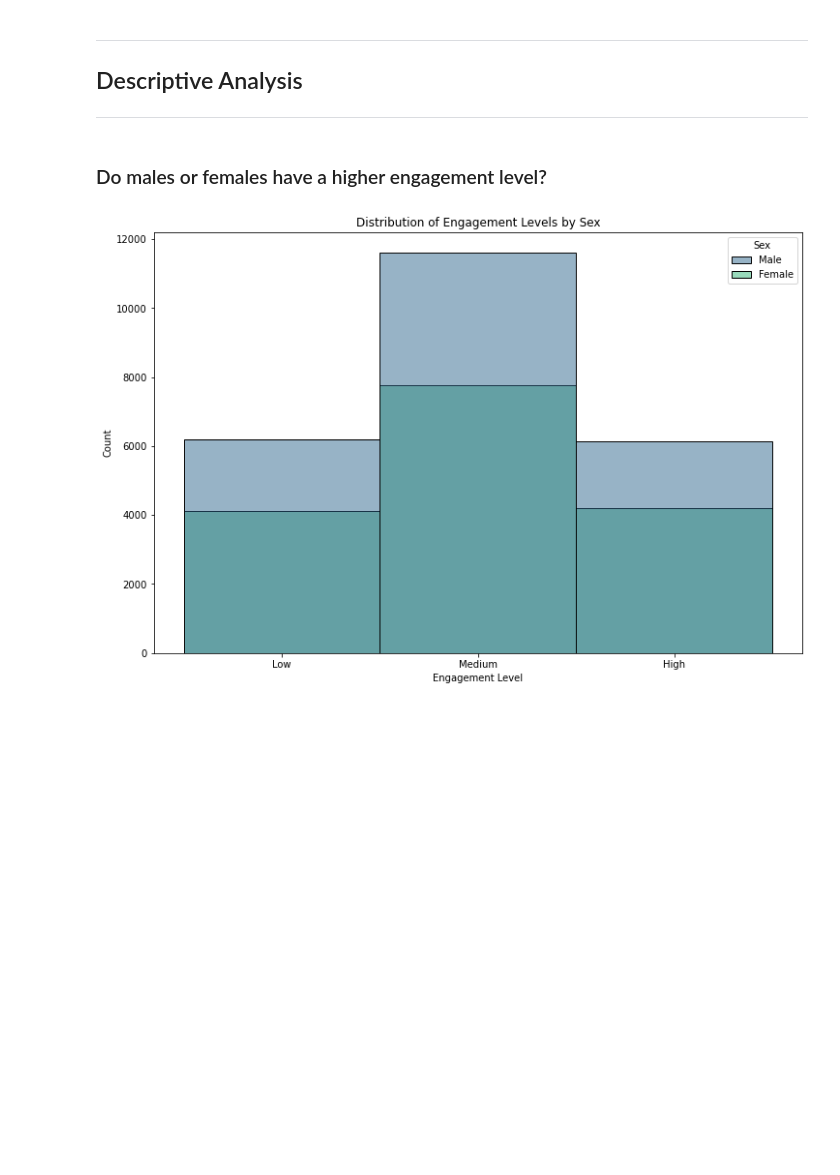
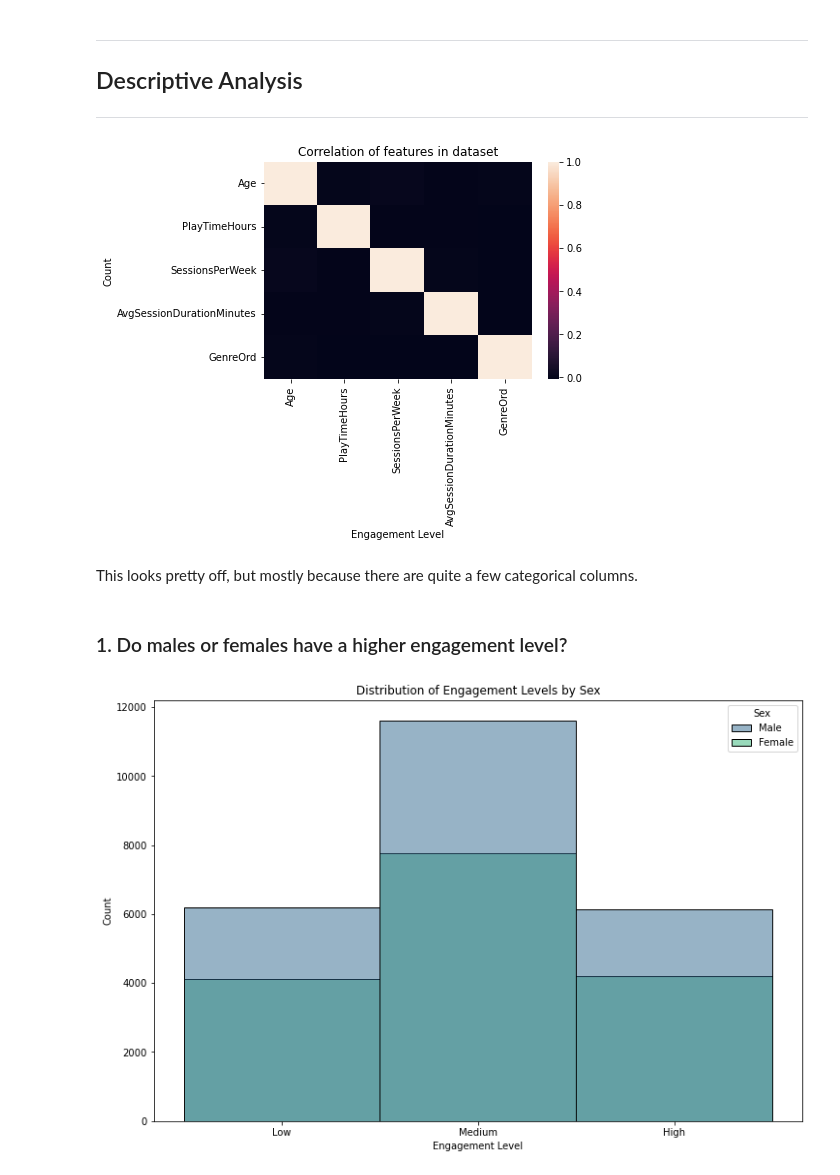
Before and after one commit to dmm4613/online-gaming-behavior-eda, a Jupyter notebook: online-gaming-behavior-eda.ipynb, the cells around one changed output. Cells and saved outputs as stored; diff of their text form; code cells hidden in the pictures; blank space fills up the shorter version.

Commit message:
added correlation heatmaps to both notebooks, and working on fine tuning. Need notebook2 summary.

```diff
--- a/online-gaming-behavior-eda.ipynb
+++ b/online-gaming-behavior-eda.ipynb
@@ -195,8 +197,22 @@ _____
 ## Descriptive Analysis
 
 _____
+# %%
+sns.heatmap(df.corr(method='pearson'))
+
+# Set labels and title
+plt.xlabel('Engagement Level')
+plt.ylabel('Count')
+plt.title('Correlation of features in dataset')
+
+#show the plot
+plt.show()
+# %% [output]
+[figure, added]
+# %% [markdown]
+This looks pretty off, but mostly because there are quite a few categorical columns.
 # %% [markdown]
-### Do males or females have a higher engagement level?
+### 1. Do males or females have a higher engagement level?
 # %%
 # Order engagement levels
 list_order = ['Low', 'Medium', 'High']
```
Also changed, not shown: parts of 18 cells of this notebook, 1 other file.
